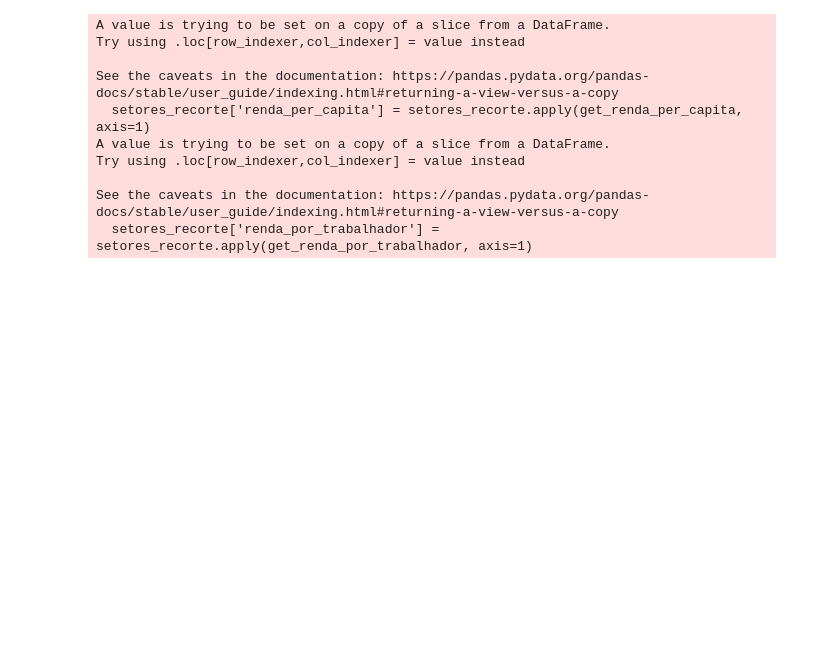
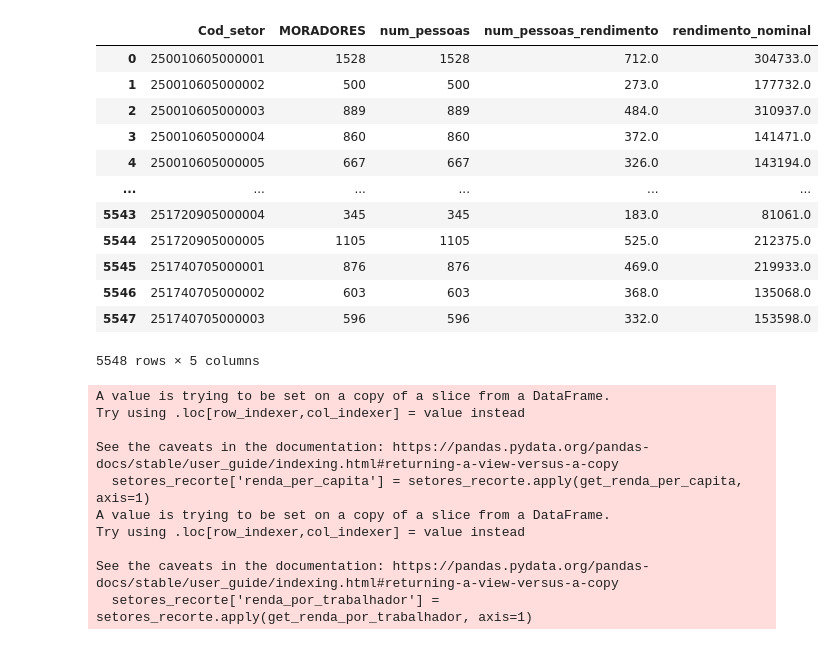
Before and after one commit to fc-anjos/cartografia-joao-pessoa, a Jupyter notebook: RENDA_PARSE.ipynb, the cells around one changed output. Drawn from its saved outputs; the diff is of its cells as text; code cells hidden in the pictures; blank space fills up the shorter version.

```diff
--- a/RENDA_PARSE.ipynb
+++ b/RENDA_PARSE.ipynb
@@ -55,3 +65,19 @@ setores = setores[['geometry', 'NM_BAIRRO', 'CD_GEOCODI']]
+# %%
+renda
+# %% [output]
+|  | Cod_setor | MORADORES | num_pessoas | num_pessoas_rendimento | rendimento_nominal |
+| 0 | 250010605000001 | 1528 | 1528 | 712.0 | 304733.0 |
+| 1 | 250010605000002 | 500 | 500 | 273.0 | 177732.0 |
+| 2 | 250010605000003 | 889 | 889 | 484.0 | 310937.0 |
+| 3 | 250010605000004 | 860 | 860 | 372.0 | 141471.0 |
+| 4 | 250010605000005 | 667 | 667 | 326.0 | 143194.0 |
+| ... | ... | ... | ... | ... | ... |
+| 5543 | 251720905000004 | 345 | 345 | 183.0 | 81061.0 |
+| 5544 | 251720905000005 | 1105 | 1105 | 525.0 | 212375.0 |
+| 5545 | 251740705000001 | 876 | 876 | 469.0 | 219933.0 |
+| 5546 | 251740705000002 | 603 | 603 | 368.0 | 135068.0 |
+| 5547 | 251740705000003 | 596 | 596 | 332.0 | 153598.0 |
+5548 rows × 5 columns
 # %%
 # Set the same inde
 renda.set_index('Cod_setor', inplace=True)
```
Also changed, not shown: parts of 11 cells of this notebook, 3 other files.
